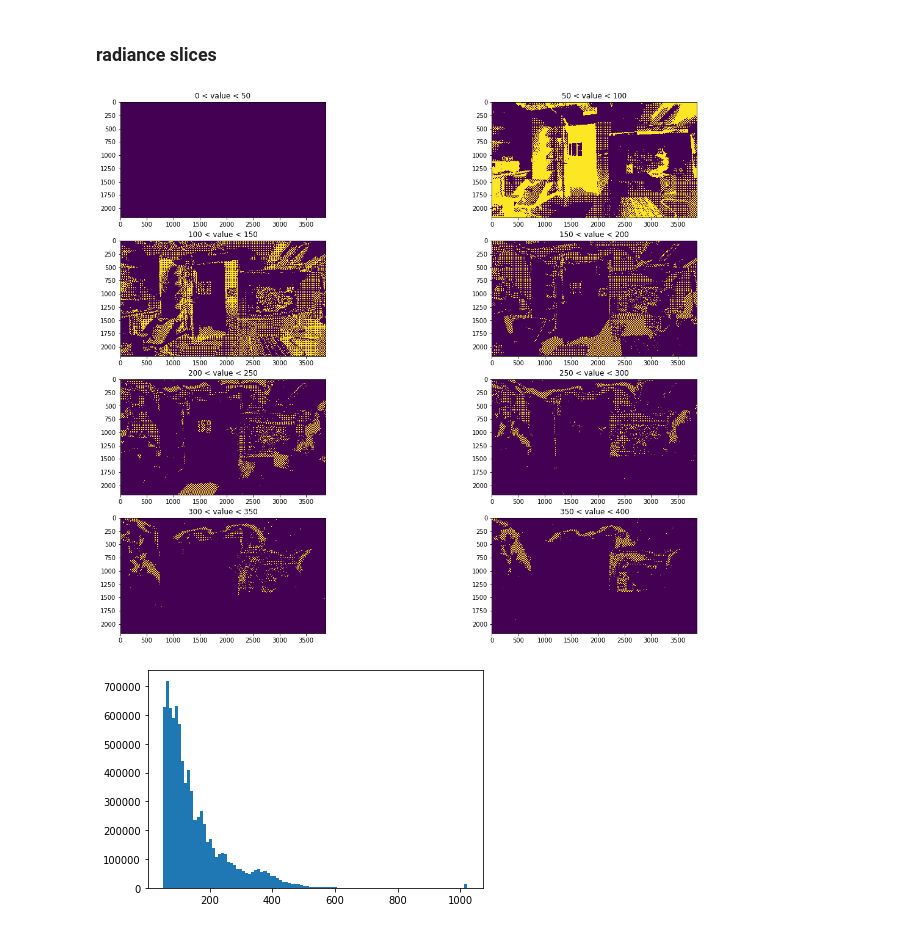
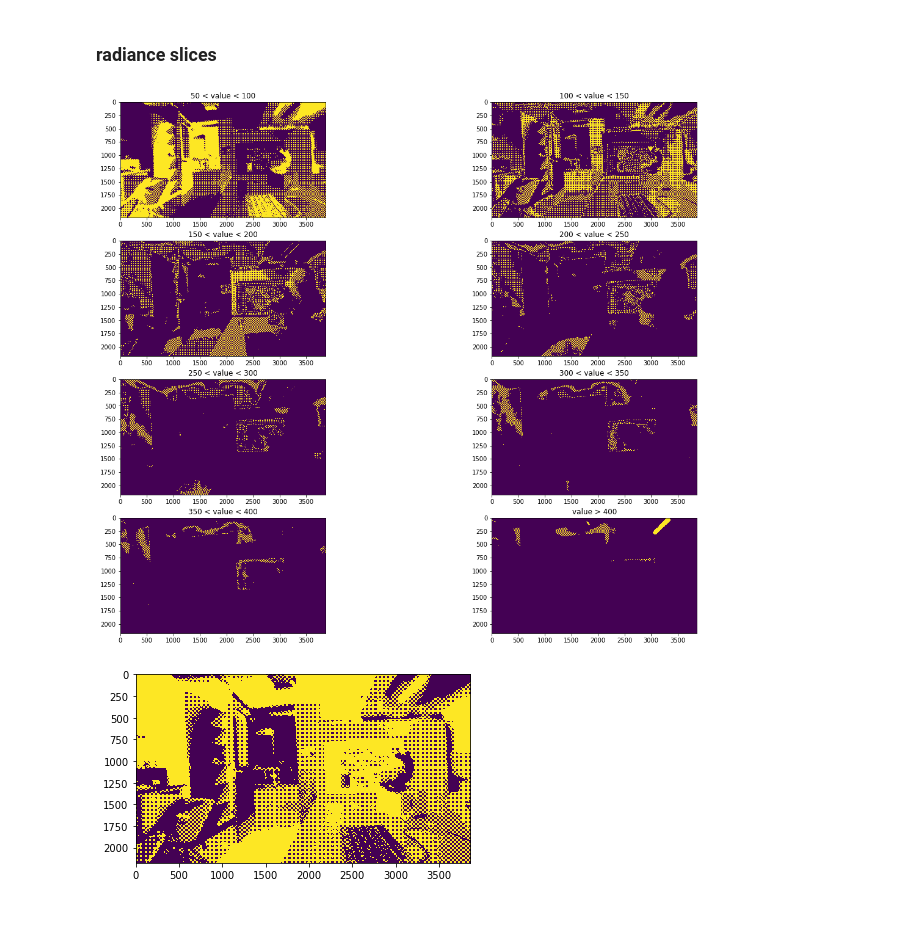
Before and after one commit to cianhwang/hdr_video, a Jupyter notebook: static_videos/read_raw_videos.ipynb, the cells around one changed output. Saved outputs shown, nothing was run; the diff lists cells and outputs as text; code cells hidden in the pictures.

```diff
--- a/static_videos/read_raw_videos.ipynb
+++ b/static_videos/read_raw_videos.ipynb
@@ -33,0 +22,4 @@ plt.show()
+# %%
+n_frames = 32
+rIm=read_raw("hdr_frame32_cammove2.raw",
+             frame = n_frames, rows=1087*2, runL=3968)
@@ -37,15 +38,15 @@ plt.show()
 fig, ax = plt.subplots(4, 2, figsize=(20, 16))
 for i in range(4):
     for j in range(2):
-        ax[i][j].imshow((rIm[0] > i*100+j*50 )*(rIm[0] < i*100+j*50+50))  # frame 0
-        ax[i][j].set_title("{} < value < {}".format(i*100+j*50, i*100+j*50+50))
+        ax[i][j].imshow((rIm[0] > i*100+j*50 + 50 )*(rIm[0] < i*100+j*50+100))
+        ax[i][j].set_title("{} < value < {}".format(i*100+j*50+ 50, i*100+j*50+100))
+ax[3][1].imshow(rIm[0] > 400)
+ax[3][1].set_title("value > 400")
 plt.show()
 # %% [output]
-[figure, old version]
+[figure, new version]
 # %%
-plt.hist(rIm[0].flatten(), bins = 100)
+plt.imshow((rIm[0] > 100))
 plt.show()
-# plt.boxplot(rIm[0].flatten())
-# plt.show()
 # %% [output]
-[figure, old version]
+[figure, new version]
```
Also changed, not shown: parts of 4 cells of this notebook.
